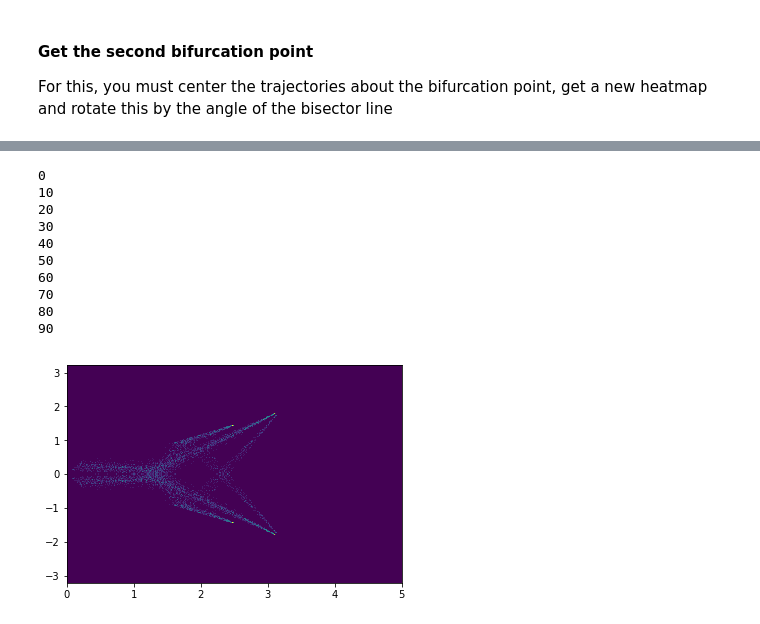
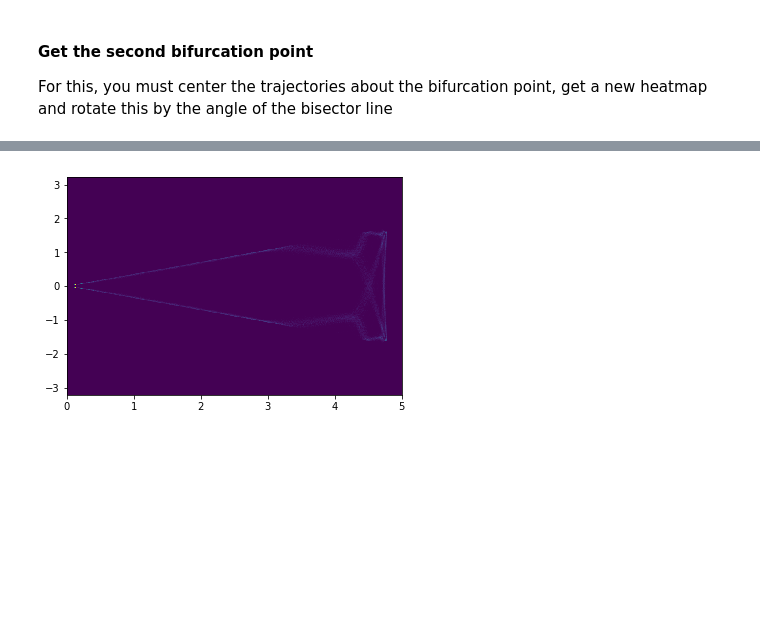
Before and after one commit to RnoB/fly-matrix, a Jupyter notebook: model_plots.ipynb, the cells around one changed output, grey strips where cells are left out. Cells and saved outputs as stored; diff of their text form; code cells hidden in the pictures; blank space fills up the shorter version.

```diff
--- a/model_plots.ipynb
+++ b/model_plots.ipynb
@@ -5,3 +5,6 @@ import pandas as pd
 import numba
 import matplotlib.pyplot as plt
 from scipy.optimize import curve_fit
+
+import matplotlib
+matplotlib.rcParams.update({'font.size':6})
@@ -28,0 +11,5 @@ df.head()
+# %%
+nPosts = 3
+
+df = pd.read_csv("/Users/vivekhsridhar/Documents/Work/Results/decision_geometry/Data/Theory/NN/flydata_n" + str(nPosts) + "_hat.csv")
+df.head()
@@ -54,9 +54,9 @@ plt.savefig('/Users/vivekhsridhar/Documents/Code/Python/fly-matrix/figures/track
 # %%
 nbins = 500
-peak_threshold = 0.95
+peak_threshold = 0.9
 
 def density_map(x, y, stats=True):
-    blur = (11, 11) if stats == True else (71, 71)
+    blur = (11, 11) if stats == True else (51, 51)
 
     if nPosts == 2:
         r = [[0, post0_x], [post0_y, post1_y]]
@@ -100,15 +98,15 @@ else:
 #### Get first bifurcation point
 Once you have this, you can draw a line segment bisecting the angle between the point and two targets. This will be the line about which you symmetrise to get the second bifurcation point
 # %%
-def fitfunc(x, p, q):
+def fitfunc(x, p, q, r):
     if x < p:
         return 0
     else:
-        return np.abs(x - p) ** q
+        return r * (np.abs((x - p)) ** q)
 
-def fitfunc_vec_self(x, p, q):
+def fitfunc_vec_self(x, p, q, r):
     y = np.zeros(x.shape)
     for i in range(len(y)):
-        y[i] = fitfunc(x[i], p, q)
+        y[i] = fitfunc(x[i], p, q, r)
     return y
 # %%
@@ -351,42 +311,27 @@ plt.imshow(np.flipud(tmp_img4), extent=[r3[0][0], r3[0][1], r3[1][0], r3[1][1]])
 # %%
-params2 = np.zeros((n_iters, 2))
+params2 = np.zeros((1, 3))
 
-for i in range(n_iters):
-    x_fit = []
-    y_fit = []
+x_fit = []
+y_fit = []
 
-    indices = np.random.choice(len(rx), size=10000, replace=True)
-    x_sub = np.concatenate((rx[indices], rx[indices]))
-    y_sub = np.concatenate((ry[indices], -ry[indices]))
+x_sub = np.concatenate((rx, rx))
+y_sub = np.concatenate((ry, -ry))
 
-    tmp_img = density_map(x_sub, y_sub, stats=True)
-    x_fit = np.where(tmp_img > peak_threshold)[1] * post1_x / nbins
-    y_fit = (
-        np.where(tmp_img > peak_threshold)[0] * (post0_y - post2_y) / nbins + post2_y
-    )
+tmp_img = density_map(x_sub, y_sub, stats=True)
+x_fit = np.where(tmp_img > peak_threshold)[1] * post1_x / nbins
+y_fit = (
+    np.where(tmp_img > peak_threshold)[0] * (post0_y - post2_y) / nbins + post2_y
+)
 
-    x_fit = x_fit
-    y_fit = np.abs(y_fit)
+x_fit = x_fit
+y_fit = np.abs(y_fit)
 
-    fit_params, pcov = curve_fit(
-        fitfunc_vec_self, x_fit, y_fit, p0=[1, 1], maxfev=10000
-    )
-    params2[i, :] = fit_params
-
-    if i % 10 == 0:
-        print(i)
+fit_params, pcov = curve_fit(
+    fitfunc_vec_self, x_fit, y_fit, p0=[2, 1, 1], maxfev=10000
+)
+params2[0, :] = fit_params
 # %% [output]
-0
-10
-20
-30
-40
-50
-60
-70
-80
-90
-[figure, old version]
+[figure, new version]
 # %%
 plt.imshow(tmp_img4, extent=[r3[0][0], r3[0][1], r3[1][0], r3[1][1]])
 
```
Also changed, not shown: parts of 18 cells of this notebook, 48 other files.
